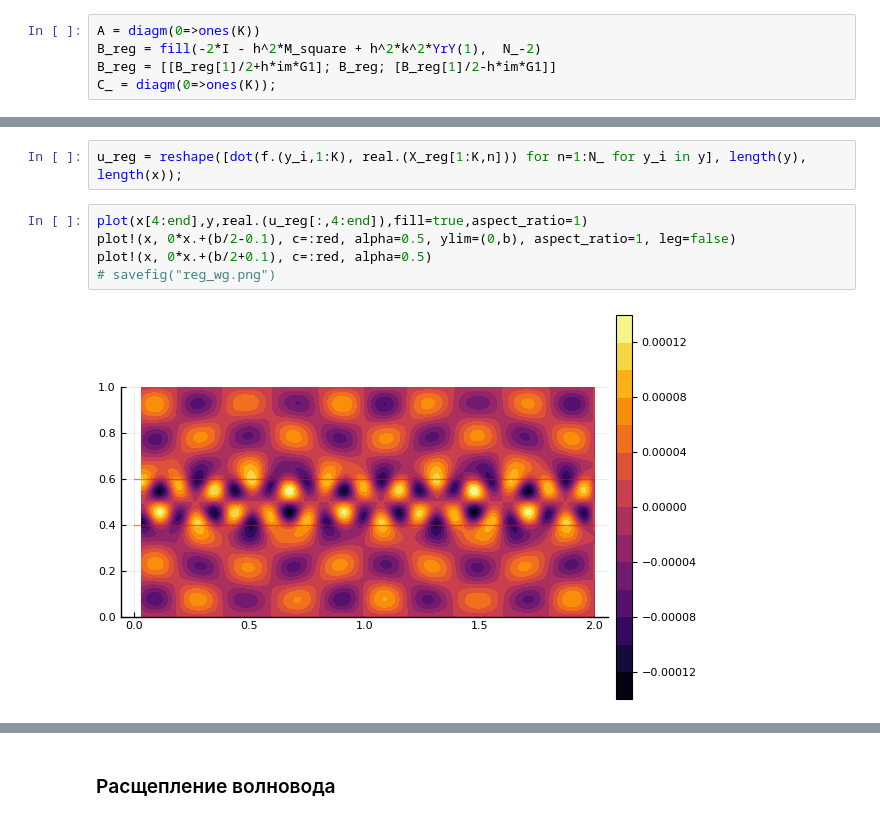
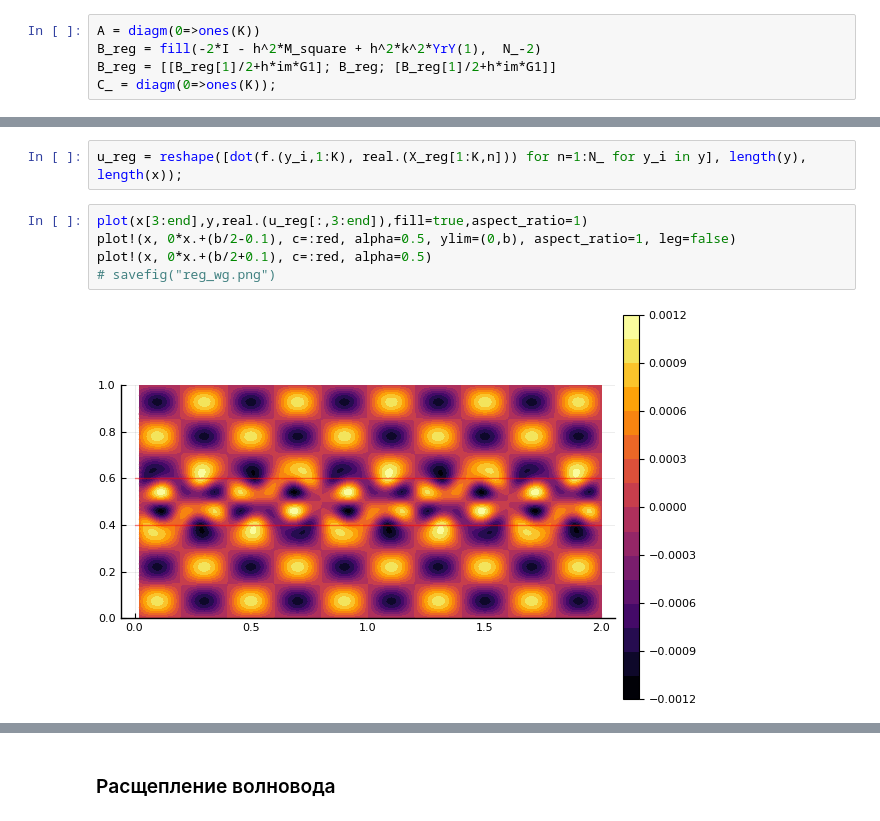
Before and after one commit to Sergane/Symbolic, a Jupyter notebook: waveguide.ipynb, the cells around one changed output, grey strips where cells are left out. Cells and saved outputs as stored; diff of their text form.

```diff
--- a/waveguide.ipynb
+++ b/waveguide.ipynb
@@ -198,7 +198,7 @@ $\begin{cases}
 # %%
 A = diagm(0=>ones(K))
 B_reg = fill(-2*I - h^2*M_square + h^2*k^2*YrY(1),  N_-2)
-B_reg = [[B_reg[1]/2+h*im*G1]; B_reg; [B_reg[1]/2-h*im*G1]]
+B_reg = [[B_reg[1]/2+h*im*G1]; B_reg; [B_reg[1]/2+h*im*G1]]
 C_ = diagm(0=>ones(K));
 # %%
 A_I_reg = zeros(K);  A_I_reg[K] = 1
@@ -209,9 +244,9 @@ X_reg = matrix_thomas(A,B_reg,C_,F_reg,typ=Complex)
 # %%
 u_reg = reshape([dot(f.(y_i,1:K), real.(X_reg[1:K,n])) for n=1:N_ for y_i in y], length(y), length(x));
 # %%
-plot(x[4:end],y,real.(u_reg[:,4:end]),fill=true,aspect_ratio=1)
+plot(x[3:end],y,real.(u_reg[:,3:end]),fill=true,aspect_ratio=1)
 plot!(x, 0*x.+(b/2-0.1), c=:red, alpha=0.5, ylim=(0,b), aspect_ratio=1, leg=false)
 plot!(x, 0*x.+(b/2+0.1), c=:red, alpha=0.5)
 # savefig("reg_wg.png")
 # %% [output]
-[figure, old version]
+[figure, new version]
```
Also changed, not shown: parts of 22 cells of this notebook.
